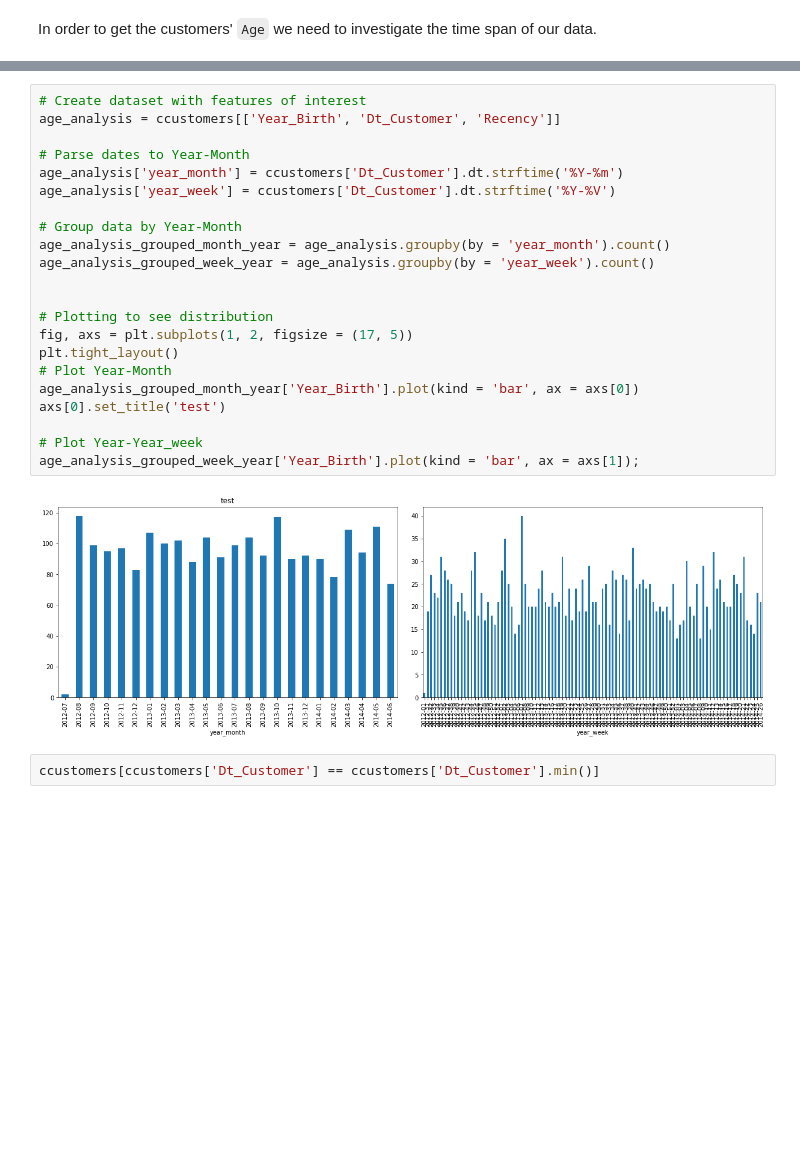
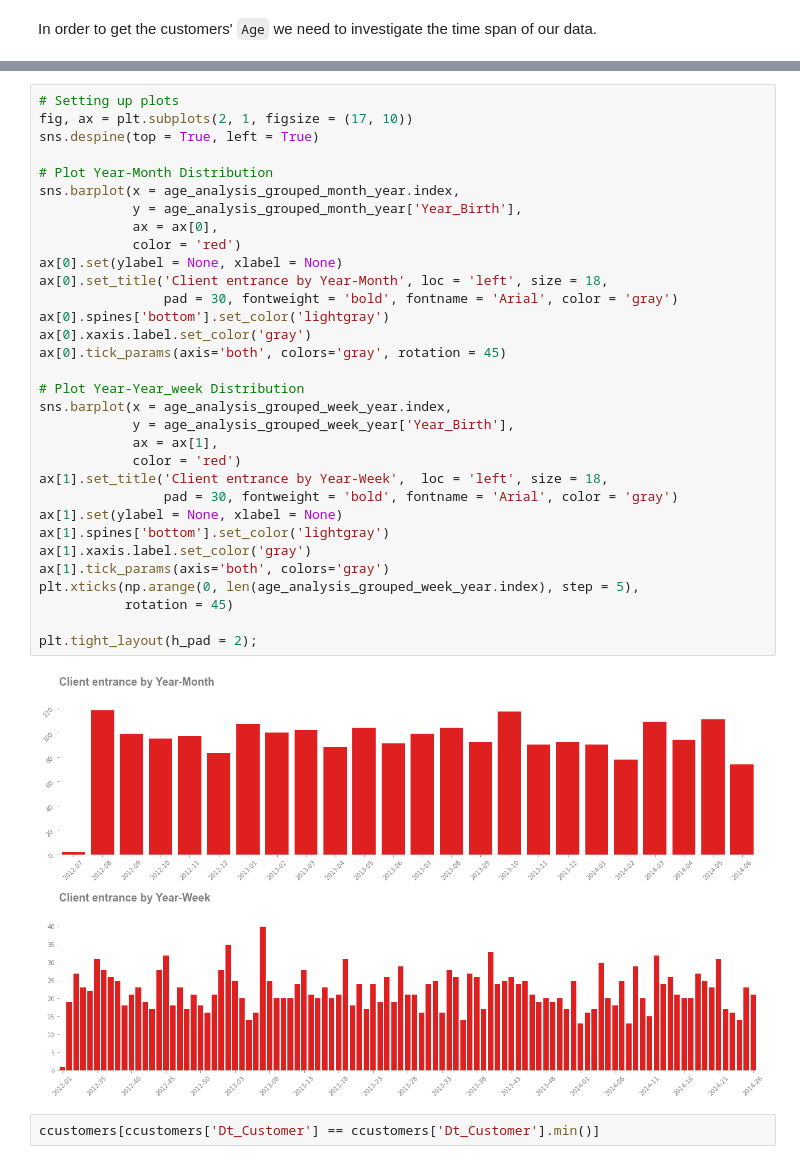
Before and after one commit to renanfmoises/consumer-behavior-analytics, a Jupyter notebook: notebooks/02. Consumer Behavior Analytics - Data Analysis.ipynb, the cells around one changed output, grey strips where cells are left out. Saved outputs shown, nothing was run; the diff lists cells and outputs as text; blank space fills up the shorter version.

Commit message:
Reviewing analysis

```diff
--- a/notebooks/02. Consumer Behavior Analytics - Data Analysis.ipynb
+++ b/notebooks/02. Consumer Behavior Analytics - Data Analysis.ipynb
@@ -89,27 +128,37 @@ Our data spans throughout 99 weeks.
 # %%
-# Create dataset with features of interest
-age_analysis = ccustomers[['Year_Birth', 'Dt_Customer', 'Recency']]
+# Setting up plots
+fig, ax = plt.subplots(2, 1, figsize = (17, 10))
+sns.despine(top = True, left = True)
 
-# Parse dates to Year-Month
-age_analysis['year_month'] = ccustomers['Dt_Customer'].dt.strftime('%Y-%m')
-age_analysis['year_week'] = ccustomers['Dt_Customer'].dt.strftime('%Y-%V')
+# Plot Year-Month Distribution
+sns.barplot(x = age_analysis_grouped_month_year.index,
+            y = age_analysis_grouped_month_year['Year_Birth'],
+            ax = ax[0],
+            color = 'red')
+ax[0].set(ylabel = None, xlabel = None)
+ax[0].set_title('Client entrance by Year-Month', loc = 'left', size = 18,
+                pad = 30, fontweight = 'bold', fontname = 'Arial', color = 'gray')
+ax[0].spines['bottom'].set_color('lightgray')
+ax[0].xaxis.label.set_color('gray')
+ax[0].tick_params(axis='both', colors='gray', rotation = 45)
 
-# Group data by Year-Month
-age_analysis_grouped_month_year = age_analysis.groupby(by = 'year_month').count()
-age_analysis_grouped_week_year = age_analysis.groupby(by = 'year_week').count()
+# Plot Year-Year_week Distribution
+sns.barplot(x = age_analysis_grouped_week_year.index,
+            y = age_analysis_grouped_week_year['Year_Birth'],
+            ax = ax[1],
+            color = 'red')
+ax[1].set_title('Client entrance by Year-Week',  loc = 'left', size = 18,
+                pad = 30, fontweight = 'bold', fontname = 'Arial', color = 'gray')
+ax[1].set(ylabel = None, xlabel = None)
+ax[1].spines['bottom'].set_color('lightgray')
+ax[1].xaxis.label.set_color('gray')
+ax[1].tick_params(axis='both', colors='gray')
+plt.xticks(np.arange(0, len(age_analysis_grouped_week_year.index), step = 5),
+           rotation = 45)
 
-
-# Plotting to see distribution
-fig, axs = plt.subplots(1, 2, figsize = (17, 5))
-plt.tight_layout()
-# Plot Year-Month
-age_analysis_grouped_month_year['Year_Birth'].plot(kind = 'bar', ax = axs[0])
-axs[0].set_title('test')
-
-# Plot Year-Year_week
-age_analysis_grouped_week_year['Year_Birth'].plot(kind = 'bar', ax = axs[1]);
+plt.tight_layout(h_pad = 2);
 # %% [output]
-[figure, old version]
+[figure, new version]
 # %%
 ccustomers[ccustomers['Dt_Customer'] == ccustomers['Dt_Customer'].min()]
 # %%
```
Also changed, not shown: parts of 7 cells of this notebook, 2 other files.
